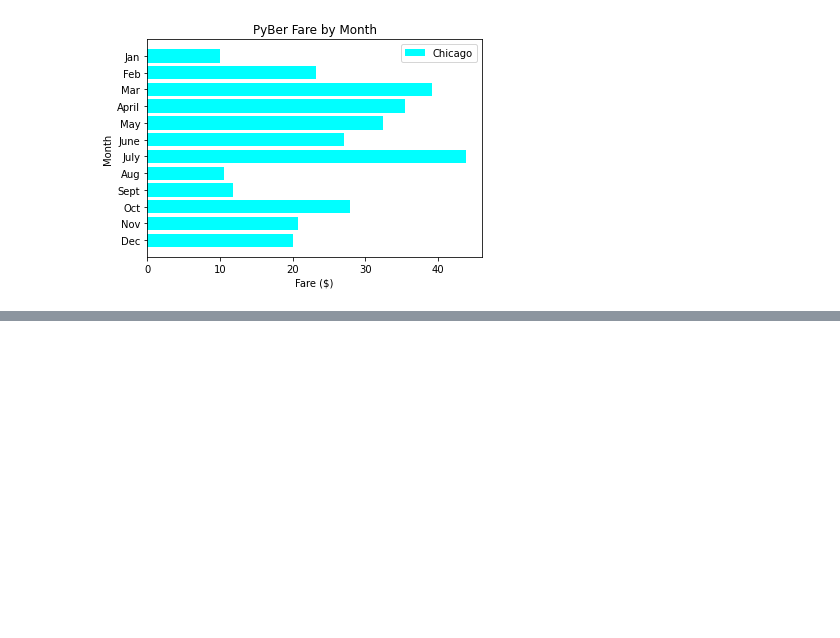
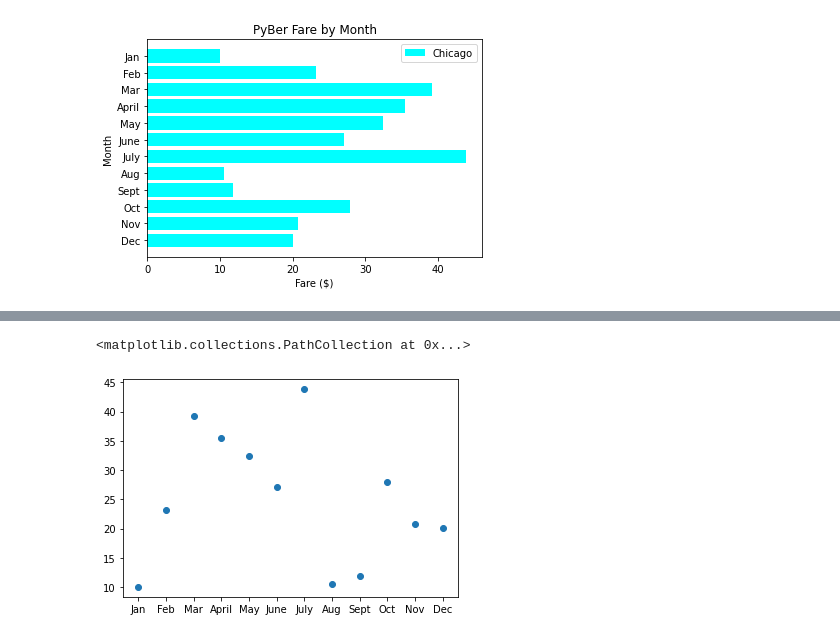
Before and after one commit to david-garza/PyBer_Analysis, a Jupyter notebook: matplotlib_practice.ipynb, the cells around one changed output, grey strips where cells are left out. Cells and saved outputs as stored; diff of their text form; code cells hidden in the pictures; blank space fills up the shorter version.

```diff
--- a/matplotlib_practice.ipynb
+++ b/matplotlib_practice.ipynb
@@ -148,0 +155,6 @@ ax.legend()
+# %%
+# using scatter method
+plt.scatter(x_axis,y_axis)
+# %% [output]
+<matplotlib.collections.PathCollection at 0x...>
+[figure, added]
```
Also changed, not shown: parts of 9 cells of this notebook.
